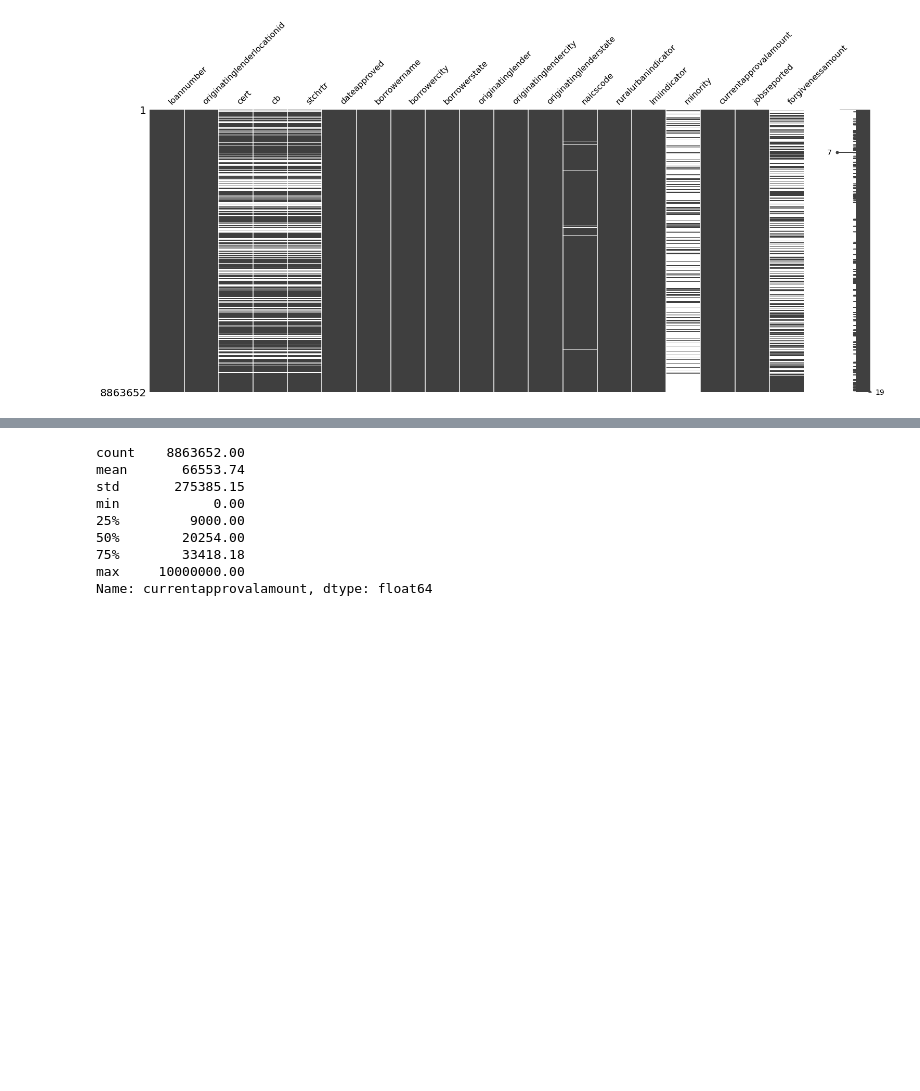
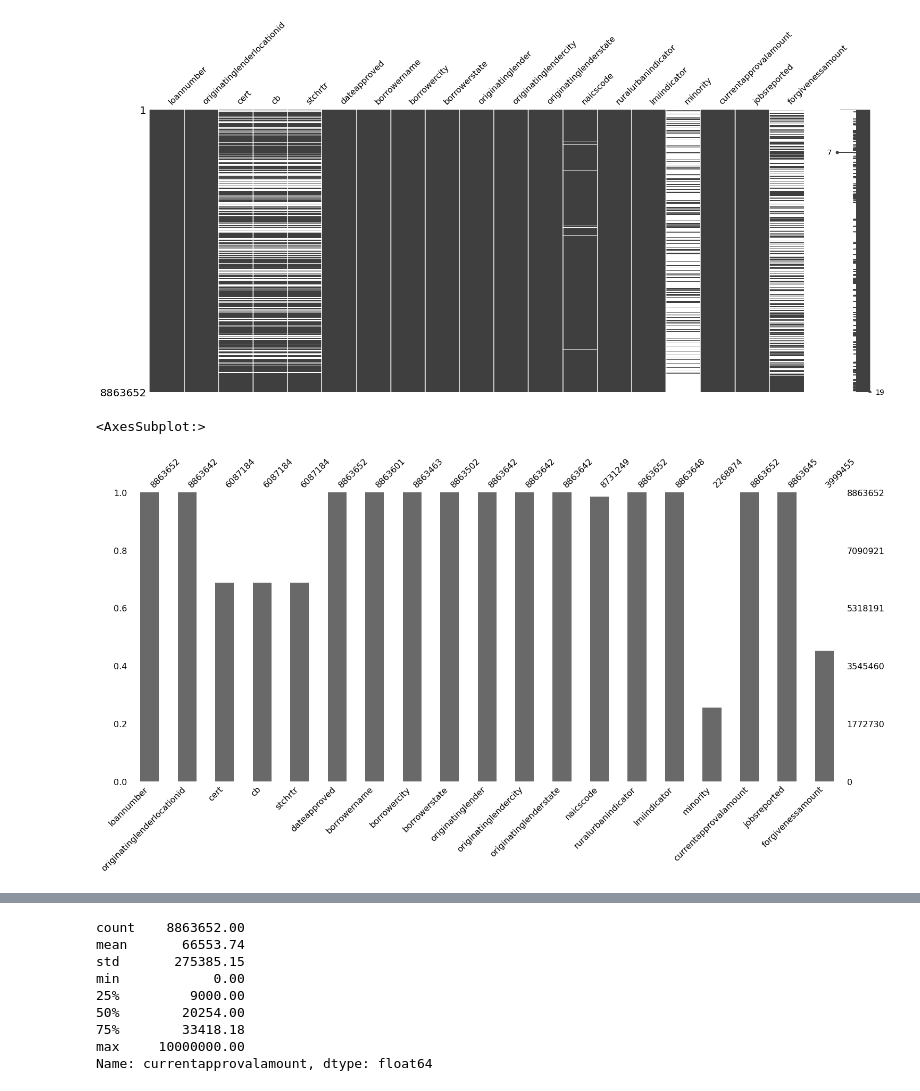
Before and after one commit to Jyve00/PPP_Loans, a Jupyter notebook: Data/EDA.ipynb, the cells around one changed output, grey strips where cells are left out. Saved outputs shown, nothing was run; the diff lists cells and outputs as text; code cells hidden in the pictures; blank space fills up the shorter version.

```diff
--- a/Data/EDA.ipynb
+++ b/Data/EDA.ipynb
@@ -67,3 +67,8 @@ msno.matrix(df)
 # %% [output]
 <AxesSubplot:>
 [figure]
+# %%
+msno.bar(df)
+# %% [output]
+<AxesSubplot:>
+[figure, added]
```
Also changed, not shown: parts of 2 cells of this notebook.
